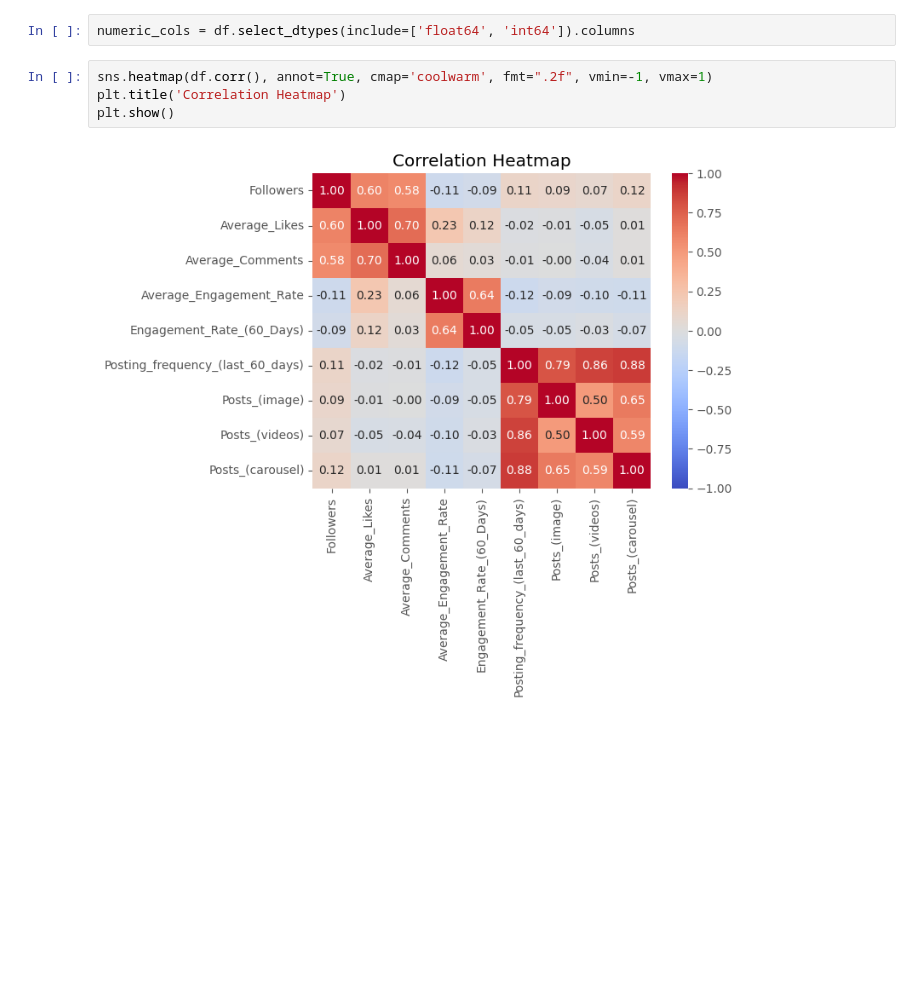
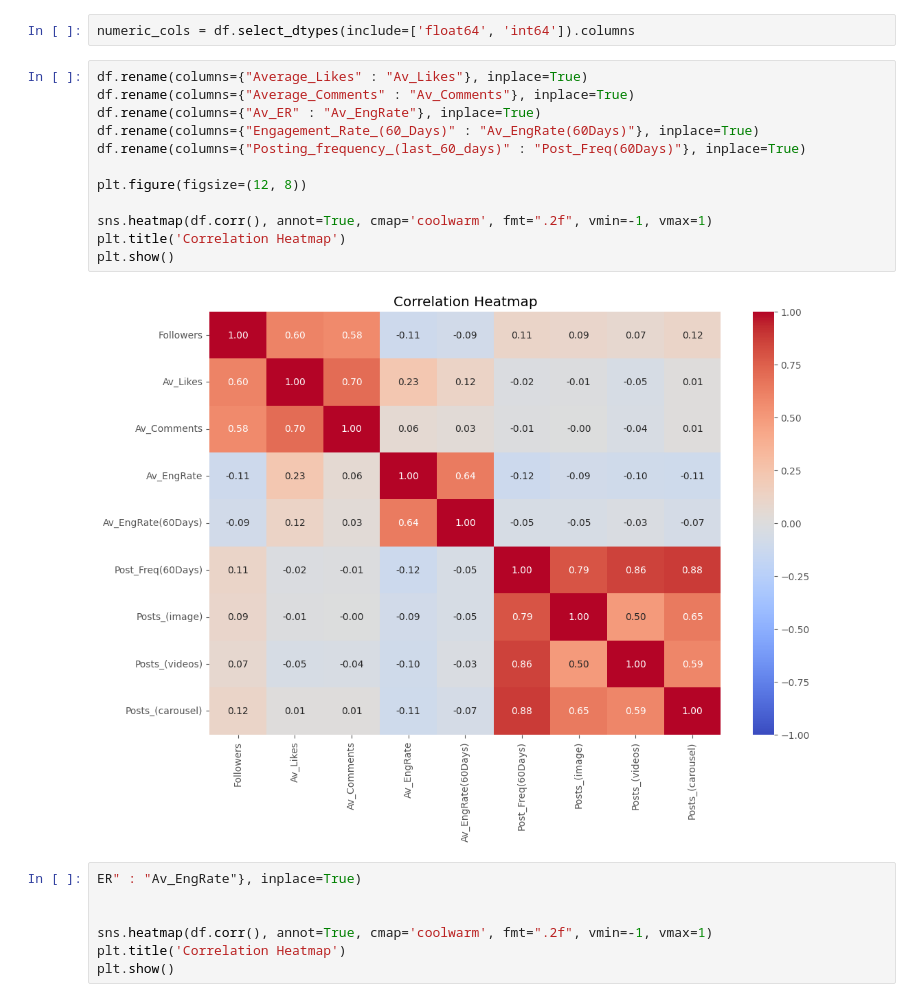
Before and after one commit to gamakagami/FoDS-FinalProject, a Jupyter notebook: EDA/final/after_cleaning/correlation.ipynb, the cells around one changed output. Cells and saved outputs as stored; diff of their text form; blank space fills up the shorter version.

```diff
--- a/EDA/final/after_cleaning/correlation.ipynb
+++ b/EDA/final/after_cleaning/correlation.ipynb
@@ -10,9 +10,24 @@ pd.set_option('display.max_columns', 200)
 df = pd.read_csv('merged_z5.csv', encoding='latin1')
 # %%
 numeric_cols = df.select_dtypes(include=['float64', 'int64']).columns
+# %%
+df.rename(columns={"Average_Likes" : "Av_Likes"}, inplace=True)
+df.rename(columns={"Average_Comments" : "Av_Comments"}, inplace=True)
+df.rename(columns={"Av_ER" : "Av_EngRate"}, inplace=True)
+df.rename(columns={"Engagement_Rate_(60_Days)" : "Av_EngRate(60Days)"}, inplace=True)
+df.rename(columns={"Posting_frequency_(last_60_days)" : "Post_Freq(60Days)"}, inplace=True)
+
+plt.figure(figsize=(12, 8))
+
+sns.heatmap(df.corr(), annot=True, cmap='coolwarm', fmt=".2f", vmin=-1, vmax=1)
+plt.title('Correlation Heatmap')
+plt.show()
+# %% [output]
+[figure, added]
 # %%
+ER" : "Av_EngRate"}, inplace=True)
+
+
 sns.heatmap(df.corr(), annot=True, cmap='coolwarm', fmt=".2f", vmin=-1, vmax=1)
 plt.title('Correlation Heatmap')
 plt.show()
-# %% [output]
-[figure, removed]
```
